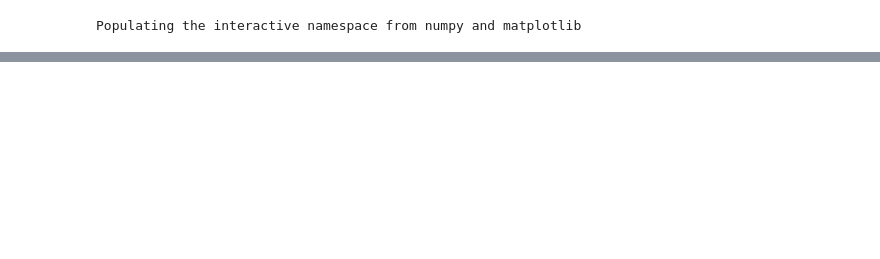
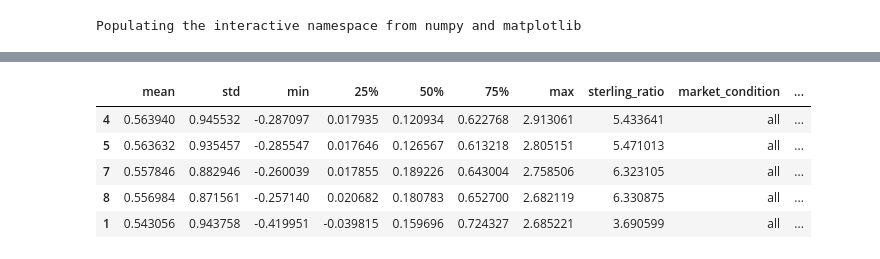
Before and after one commit to the-frey/moneybot, a Jupyter notebook: data-exploration/Evaluating equal-weight fund performance.ipynb, the cells around one changed output, grey strips where cells are left out. Drawn from its saved outputs; the diff is of its cells as text; code cells hidden in the pictures; blank space fills up the shorter version.

```diff
--- a/data-exploration/Evaluating equal-weight fund performance.ipynb
+++ b/data-exploration/Evaluating equal-weight fund performance.ipynb
@@ -23 +23,10 @@ perfs.head()
+# %%
+perfs.sort_values('mean', ascending=False).head()
+# %% [output]
+|  | mean | std | min | 25% | 50% | 75% | max | sterling_ratio | market_condition | ... |
+| 4 | 0.563940 | 0.945532 | -0.287097 | 0.017935 | 0.120934 | 0.622768 | 2.913061 | 5.433641 | all | ... |
+| 5 | 0.563632 | 0.935457 | -0.285547 | 0.017646 | 0.126567 | 0.613218 | 2.805151 | 5.471013 | all | ... |
+| 7 | 0.557846 | 0.882946 | -0.260039 | 0.017855 | 0.189226 | 0.643004 | 2.758506 | 6.323105 | all | ... |
+| 8 | 0.556984 | 0.871561 | -0.257140 | 0.020682 | 0.180783 | 0.652700 | 2.682119 | 6.330875 | all | ... |
+| 1 | 0.543056 | 0.943758 | -0.419951 | -0.039815 | 0.159696 | 0.724327 | 2.685221 | 3.690599 | all | ... |
 # %%
```
Also changed, not shown: parts of 5 cells of this notebook, 15 other files.
